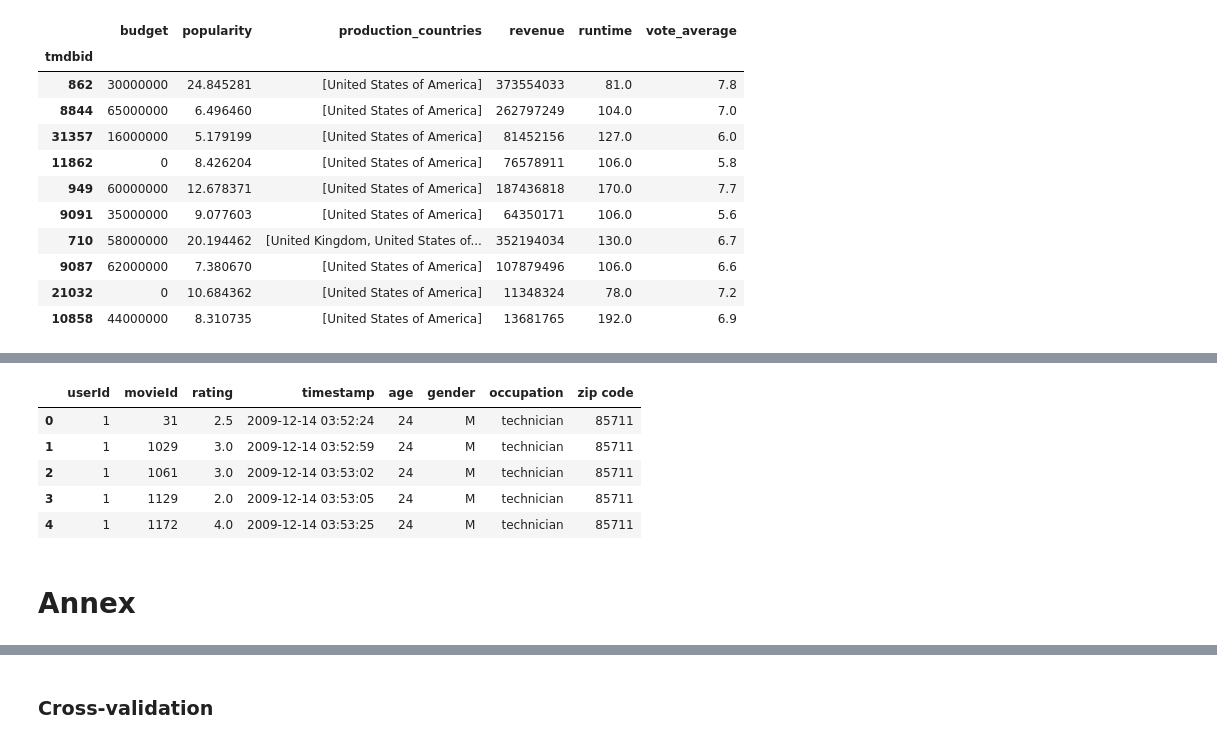
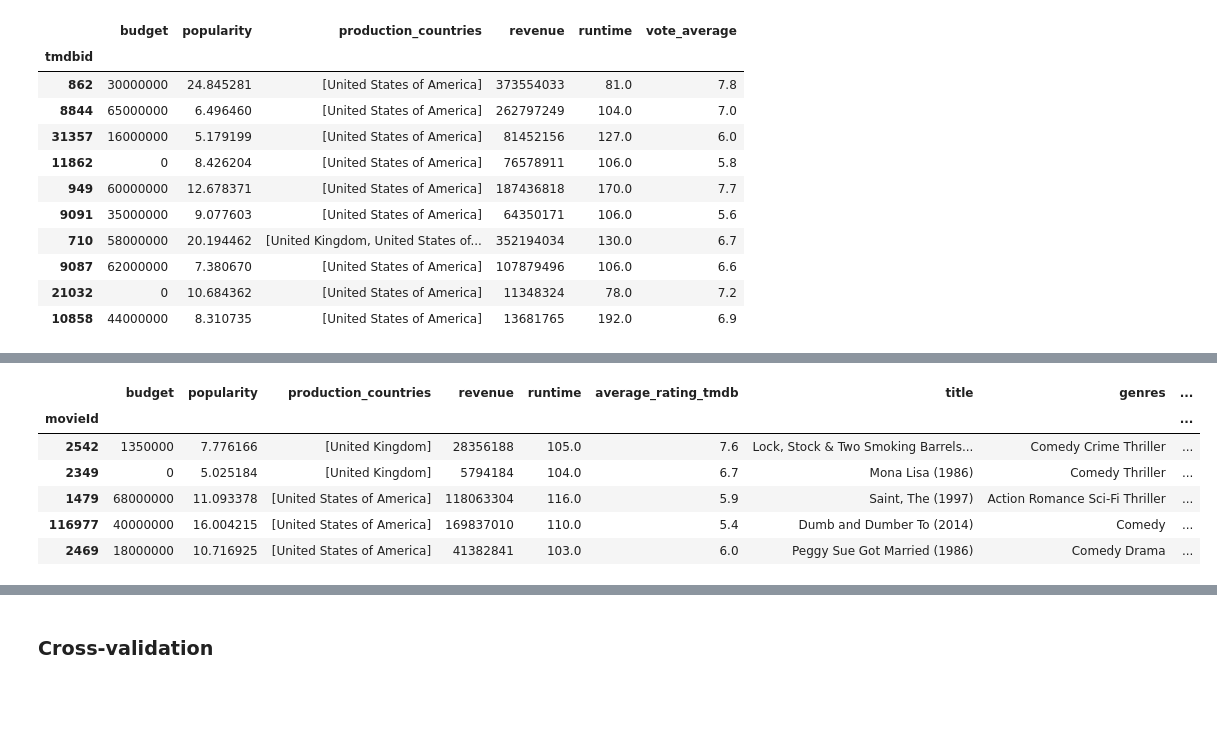
Before and after one commit to Alfonsogar/master_ds_project, a Jupyter notebook: Movielens.ipynb, the cells around one changed output, grey strips where cells are left out. Saved outputs shown, nothing was run; the diff lists cells and outputs as text; code cells hidden in the pictures; blank space fills up the shorter version.

```diff
--- a/Movielens.ipynb
+++ b/Movielens.ipynb
@@ -713,0 +731,2 @@ Name: production_countries, Length: 4766, dtype: object
+# %%
+aux.set_index('movieId', inplace=True)
@@ -714,3 +743,26 @@ Name: production_countries, Length: 4766, dtype: object
+# %%
+ds_enriched = aux.join(combined)
+# %%
+# Delete Non matching rows
+ds_enriched.drop(ds_enriched[pd.isnull(ds_enriched['Adventure'])].index, axis=0, inplace=True)
+# %%
+ds_enriched.columns = ['budget', 'popularity', 'production_countries', 'revenue', 'runtime',
+       'average_rating_tmdb', 'imdbId', 'title', 'genres', 'average_rating_movilens', 'Adventure',
+       'Animation', 'Children', 'Comedy', 'Fantasy', 'Romance', 'Drama',
+       'Action', 'Crime', 'Thriller', 'Horror', 'Mystery', 'Sci-Fi',
+       'Documentary', 'IMAX', 'War', 'Musical', 'Western', 'Film-Noir']
+ds_enriched.drop(['imdbId'], axis=1, inplace=True)
+ds_enriched.drop(['genres'], axis=1, inplace=True)
+# %%
+ds_enriched.head(5)
+# %% [output]
+|  | budget | popularity | production_countries | revenue | runtime | average_rating_tmdb | title | genres | ... |
+| movieId |  |  |  |  |  |  |  |  | ... |
+| 2542 | 1350000 | 7.776166 | [United Kingdom] | 28356188 | 105.0 | 7.6 | Lock, Stock & Two Smoking Barrels... | Comedy Crime Thriller | ... |
+| 2349 | 0 | 5.025184 | [United Kingdom] | 5794184 | 104.0 | 6.7 | Mona Lisa (1986) | Comedy Thriller | ... |
+| 1479 | 68000000 | 11.093378 | [United States of America] | 118063304 | 116.0 | 5.9 | Saint, The (1997) | Action Romance Sci-Fi Thriller | ... |
+| 116977 | 40000000 | 16.004215 | [United States of America] | 169837010 | 110.0 | 5.4 | Dumb and Dumber To (2014) | Comedy | ... |
+| 2469 | 18000000 | 10.716925 | [United States of America] | 41382841 | 103.0 | 6.0 | Peggy Sue Got Married (1986) | Comedy Drama | ... |
 # %%
 # One hot encoding on movies
 
@@ -726,9 +775,0 @@ fill_one_hot(movies)
-# %%
-temp = ratings.join(user.set_index('userId'), on='userId', how='left')
-# %% [output]
-|  | userId | movieId | rating | timestamp | age | gender | occupation | zip code |
-| 0 | 1 | 31 | 2.5 | 2009-12-14 03:52:24 | 24 | M | technician | 85711 |
-| 1 | 1 | 1029 | 3.0 | 2009-12-14 03:52:59 | 24 | M | technician | 85711 |
-| 2 | 1 | 1061 | 3.0 | 2009-12-14 03:53:02 | 24 | M | technician | 85711 |
-| 3 | 1 | 1129 | 2.0 | 2009-12-14 03:53:05 | 24 | M | technician | 85711 |
-| 4 | 1 | 1172 | 4.0 | 2009-12-14 03:53:25 | 24 | M | technician | 85711 |
@@ -737,2 +775,0 @@ dataset_enriched = temp.join(movies.set_index('movieId'), on='movieId', how='lef
-# %% [markdown]
-# Annex
```
Also changed, not shown: parts of 17 cells of this notebook.
